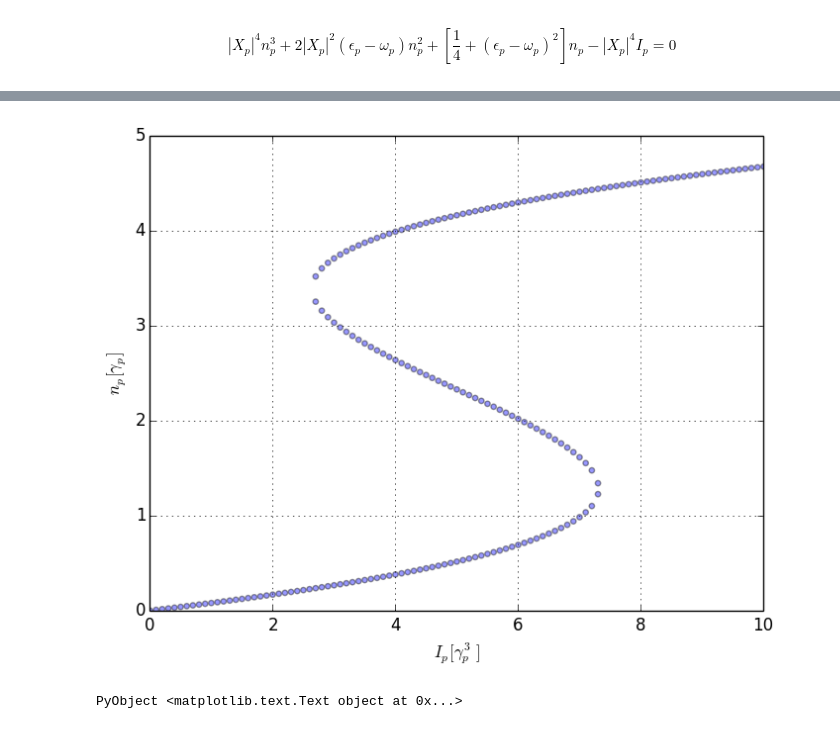
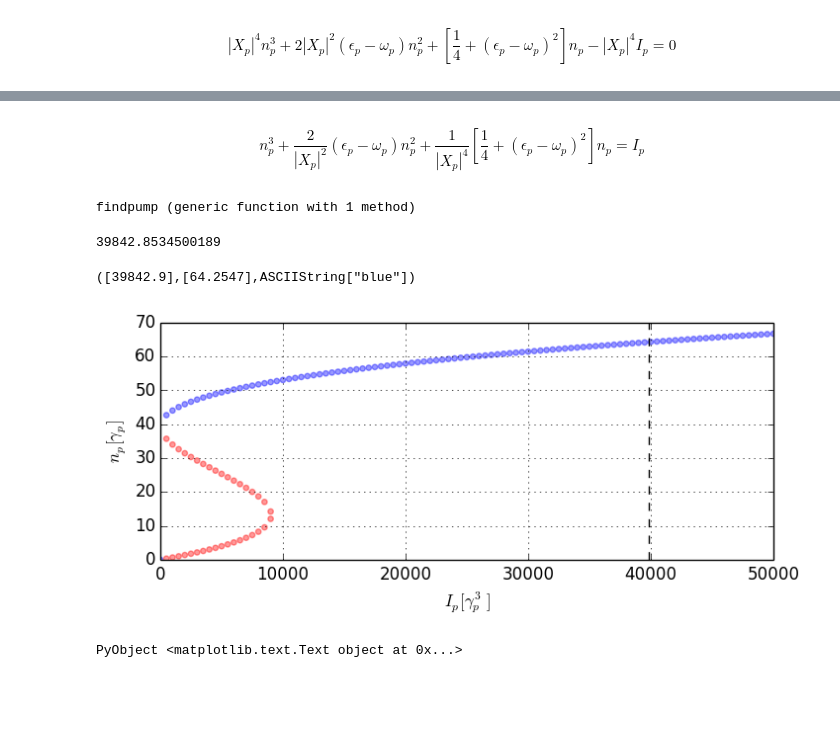
Before and after one commit to berceanu/notebooks, a Jupyter notebook: julia/1pump_gaussian.ipynb, the cells around one changed output, grey strips where cells are left out. Saved outputs shown, nothing was run; the diff lists cells and outputs as text; code cells hidden in the pictures; blank space fills up the shorter version.

```diff
--- a/julia/1pump_gaussian.ipynb
+++ b/julia/1pump_gaussian.ipynb
@@ -140,12 +155,38 @@ mfcoefs (generic function with 3 methods)
-# %%
-for ip = 0:.1:10
-    scatter(mfcoefs(k_pmpx, k_pmpy, omega_p, ip)..., s=15, alpha=0.4)
-end
-grid()
-ylim(0, 5)
-xlim(0, 10)
-xlabel(L"$I_p [\gamma_p^3]$")
-ylabel(L"$n_p [\gamma_p]$")
-# %% [output]
-[figure, removed]
-PyObject <matplotlib.text.Text object at 0x...>
+# %% [markdown]
+$$n_{p}^{3}+\frac{2}{\left|X_{p}\right|^{2}}\left(\epsilon_{p}-\omega_{p}\right)n_{p}^{2}+\frac{1}{\left|X_{p}\right|^{4}}\left[\frac{1}{4}+\left(\epsilon_{p}-\omega_{p}\right)^{2}\right]n_{p}=I_{p}$$
+# %%
+function findpump(kpx::Float64, kpy::Float64, ωp::Float64, np::Float64)
+    xp = hopf_x(kpx, kpy)
+    ep = enLP(kpx, kpy)
+    b = 2/abs2(xp)*(ep - ωp)
+    c = 1/abs2(xp)^2*(1/4 + (ep - ωp)^2)
+    np^3 + b*np^2 + c*np
+end
+# %% [output]
+findpump (generic function with 1 method)
+# %%
+findpump(k_pmpx, k_pmpy, omega_p, n_p)
+# %% [output]
+39842.8534500189
+# %%
+mfroots(k_pmpx, k_pmpy, omega_p, 39842.8534500189)
+# %% [output]
+([39842.9],[64.2547],ASCIIString["blue"])
+# %%
+fig, ax = plt.subplots(figsize=(8, 3))
+ipmax=50000
+for ip = 0:500.:ipmax
+    ips, nps, colors = mfroots(k_pmpx, k_pmpy, omega_p, ip)
+    for idx = 1:length(ips)
+        ax[:scatter](ips[idx], nps[idx], s=15, alpha=0.4, color=colors[idx])
+    end
+end
+ax[:axvline](x=39842.853, color="black", ls="dashed")
+ax[:grid]()
+ax[:set_ylim](0, 70)
+ax[:set_xlim](0, ipmax)
+ax[:set_xlabel](L"$I_p [\gamma_p^3]$")
+ax[:set_ylabel](L"$n_p [\gamma_p]$")
+# %% [output]
+[figure, added]
+PyObject <matplotlib.text.Text object at 0x...>
```
Also changed, not shown: parts of 35 cells of this notebook, 4 other files.
